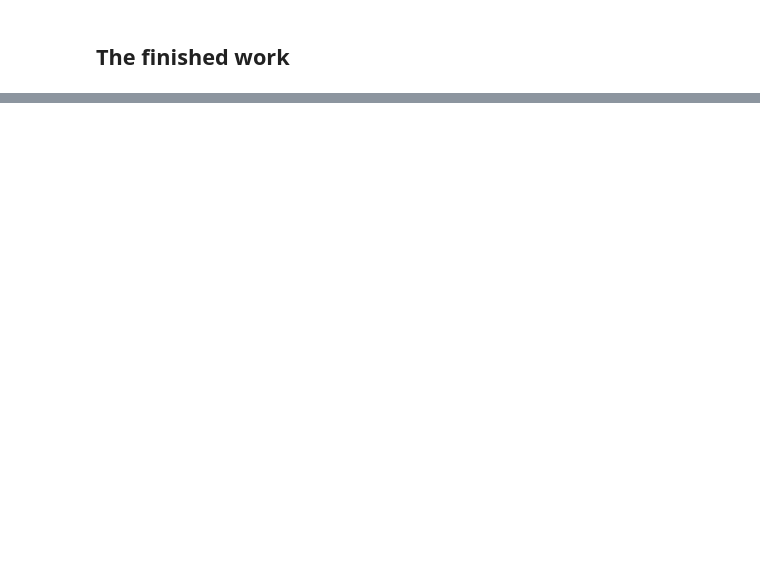
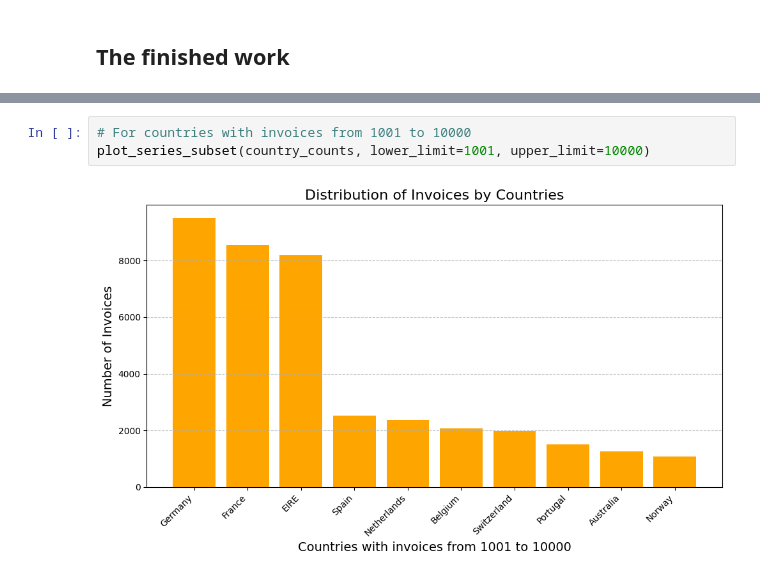
Before and after one commit to JoshuaPaul-lasisi/Customer_segmentation, a Jupyter notebook: Customer_segmentation.ipynb, the cells around one changed output, grey strips where cells are left out. Drawn from its saved outputs; the diff is of its cells as text; blank space fills up the shorter version.

```diff
--- a/Customer_segmentation.ipynb
+++ b/Customer_segmentation.ipynb
@@ -279,0 +362,5 @@ df_cleaned.head()
+# %%
+# For countries with invoices from 1001 to 10000
+plot_series_subset(country_counts, lower_limit=1001, upper_limit=10000)
+# %% [output]
+[figure, added]
```
Also changed, not shown: parts of 23 cells of this notebook, 1 other file.
